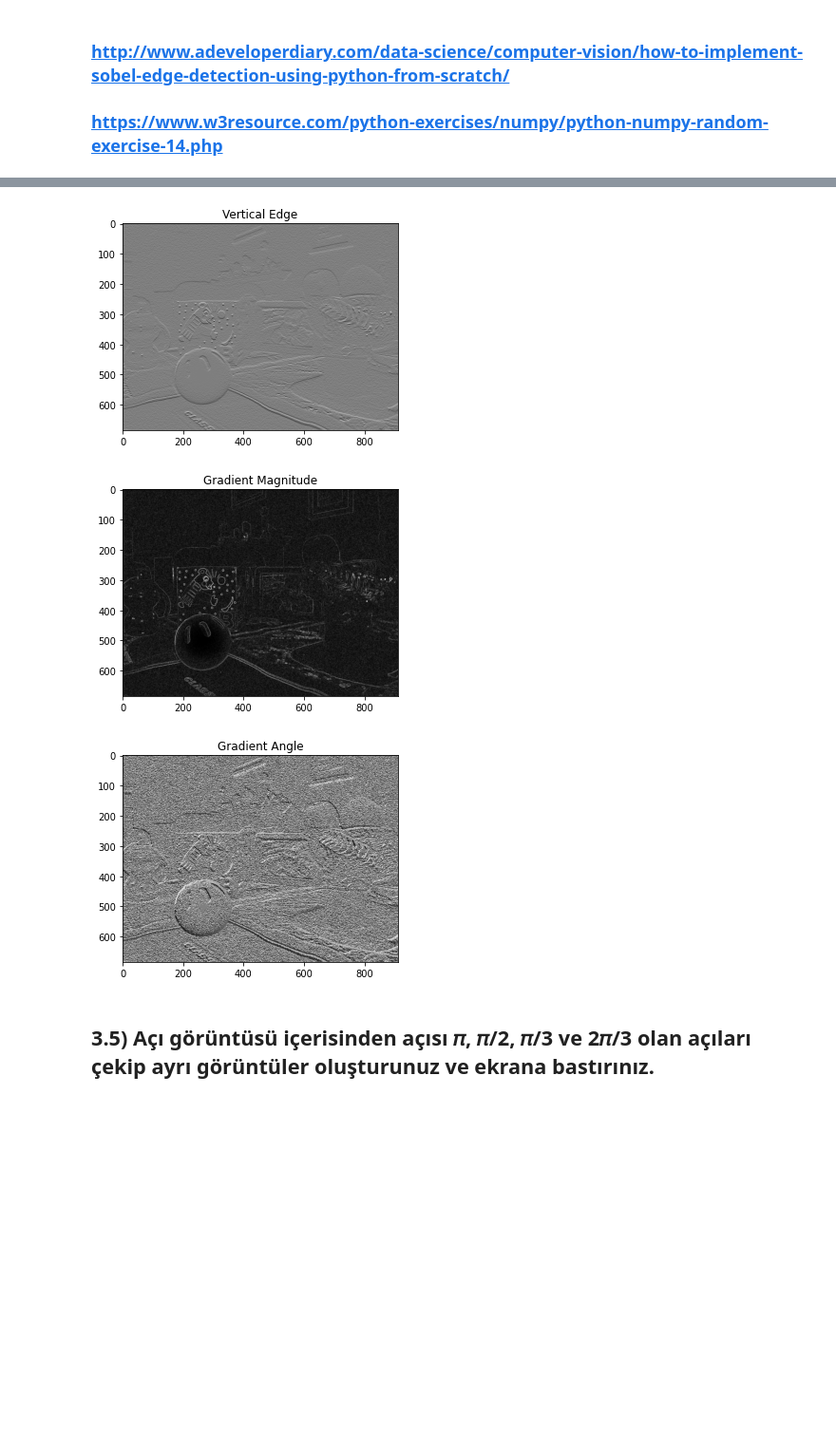
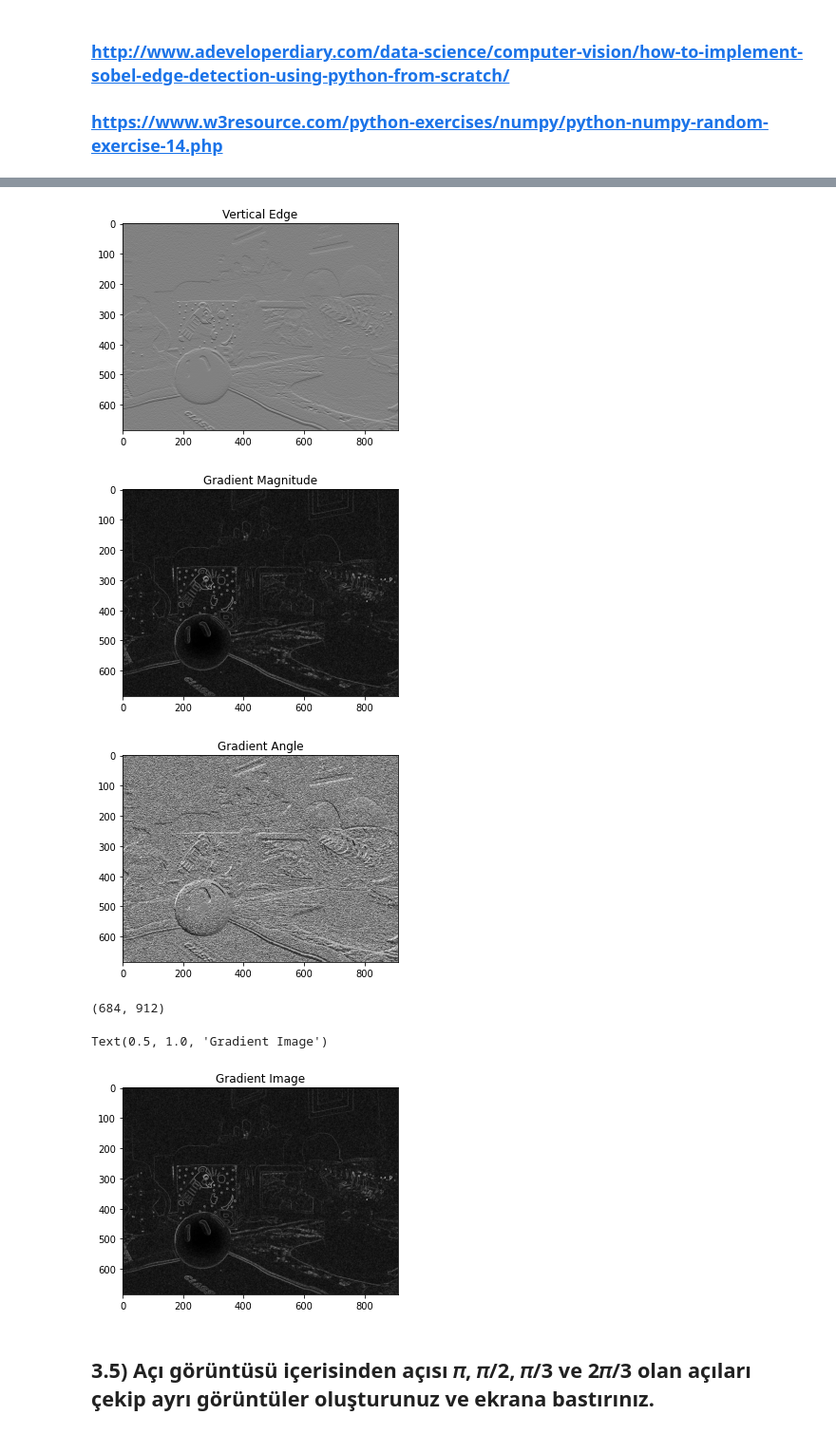
Before and after one commit to melihozaydin/MSc_Projects, a Jupyter notebook: BM5113 - Bilgisayarla Görme/hw1/1.3.ipynb, the cells around one changed output, grey strips where cells are left out. Shown at 95% size. Saved outputs shown, nothing was run; the diff lists cells and outputs as text; code cells hidden in the pictures; blank space fills up the shorter version.

```diff
--- a/BM5113 - Bilgisayarla Görme/hw1/1.3.ipynb
+++ b/BM5113 - Bilgisayarla Görme/hw1/1.3.ipynb
@@ -70,32 +67,51 @@ def sobel_edge_detection(image, filter, verbose=False):
     #new_image_y = convolution(image, np.flip(filter.T, axis=0), verbose)
     new_image_y = cv2.filter2D(image,-1, np.flip(filter.T, axis=0))
 
     if verbose:
         plt.imshow(new_image_y, cmap='gray')
         plt.title("Vertical Edge")
         plt.show()
 
     gradient_magnitude = np.sqrt(np.square(new_image_x) + np.square(new_image_y))
 
     gradient_magnitude *= 255.0 / gradient_magnitude.max()
     gradient_angle = np.arctan2(new_image_y, new_image_x)
 
     if verbose:
         plt.imshow(gradient_magnitude, cmap='gray')
         plt.title("Gradient Magnitude")
         plt.show()
 
         plt.imshow(gradient_angle, cmap='gray')
         plt.title("Gradient Angle")
         plt.show()
 
     return gradient_magnitude, gradient_angle
 
 gradient_magnitude, gradient_angle = sobel_edge_detection(img_noise, np.array([[1, 0, -1], [2, 0, -2], [1, 0, -1]]), verbose=True)
+
+def cart2pol(x, y):
+    rho = np.sqrt(x**2 + y**2)
+    phi = np.arctan2(y, x)
+    return(rho, phi)
+
+def pol2cart(rho, phi):
+    x = rho * np.cos(phi)
+    y = rho * np.sin(phi)
+    return(x, y)
+
+x, y = pol2cart(gradient_magnitude, gradient_angle)
+grad_image = np.hypot(x, y)
+print(grad_image.shape)
+plt.imshow(grad_image, cmap='gray')
+plt.title("Gradient Image")
 # %% [output]
 [figure]
 [figure]
 [figure]
 [figure]
+(684, 912)
+Text(0.5, 1.0, 'Gradient Image')
+[figure, added]
 # %% [markdown]
 ##   3.5) Açı görüntüsü içerisinden açısı 𝜋, 𝜋/2, 𝜋/3 ve 2𝜋/3 olan açıları çekip ayrı görüntüler oluşturunuz ve ekrana bastırınız.
```
Also changed, not shown: parts of 7 cells of this notebook, 3 other files.
